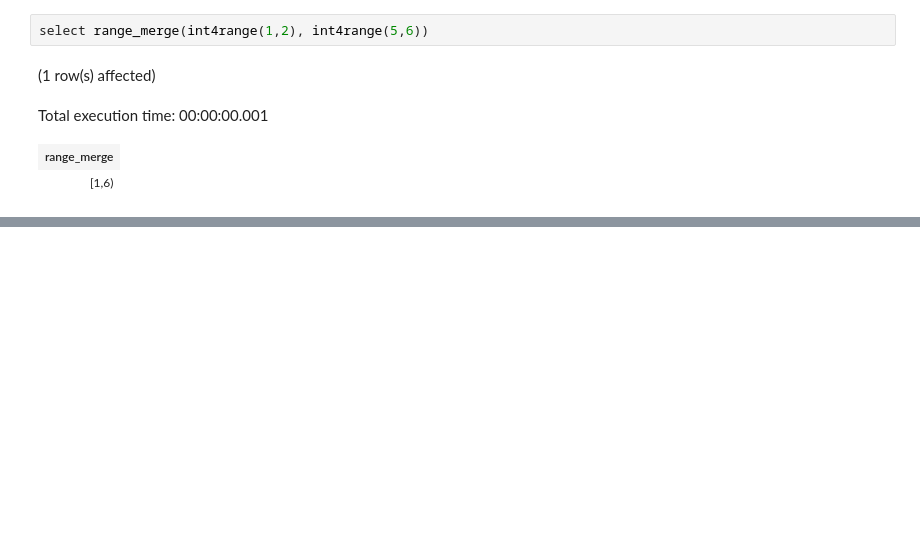
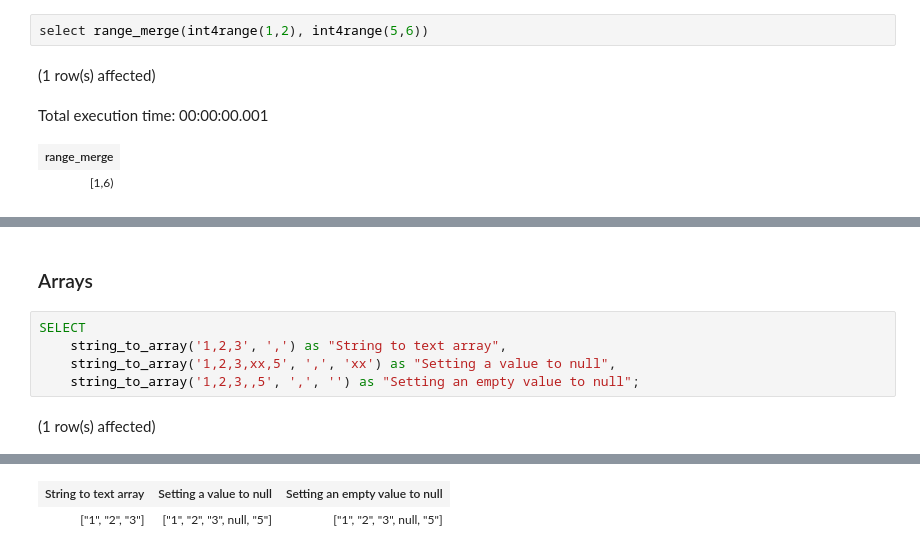
Before and after one commit to yaowenqiang/postgresql_functions_playbook, a Jupyter notebook: Notebook-1.ipynb, the cells around one changed output, grey strips where cells are left out. Cells and saved outputs as stored; diff of their text form; blank space fills up the shorter version.

```diff
--- a/Notebook-1.ipynb
+++ b/Notebook-1.ipynb
@@ -2007,0 +2047,9 @@ Total execution time: 00:00:00.001
+# %% [markdown]
+### Arrays
+# %%
+SELECT
+    string_to_array('1,2,3', ',') as "String to text array",
+    string_to_array('1,2,3,xx,5', ',', 'xx') as "Setting a value to null",
+    string_to_array('1,2,3,,5', ',', '') as "Setting an empty value to null";
+# %% [output]
+(1 row(s) affected)
@@ -2007,0 +2057,2 @@ Total execution time: 00:00:00.001
+| String to text array | Setting a value to null | Setting an empty value to null |
+| ["1", "2", "3"] | ["1", "2", "3", null, "5"] | ["1", "2", "3", null, "5"] |
```
Also changed, not shown: parts of 9 cells of this notebook.
